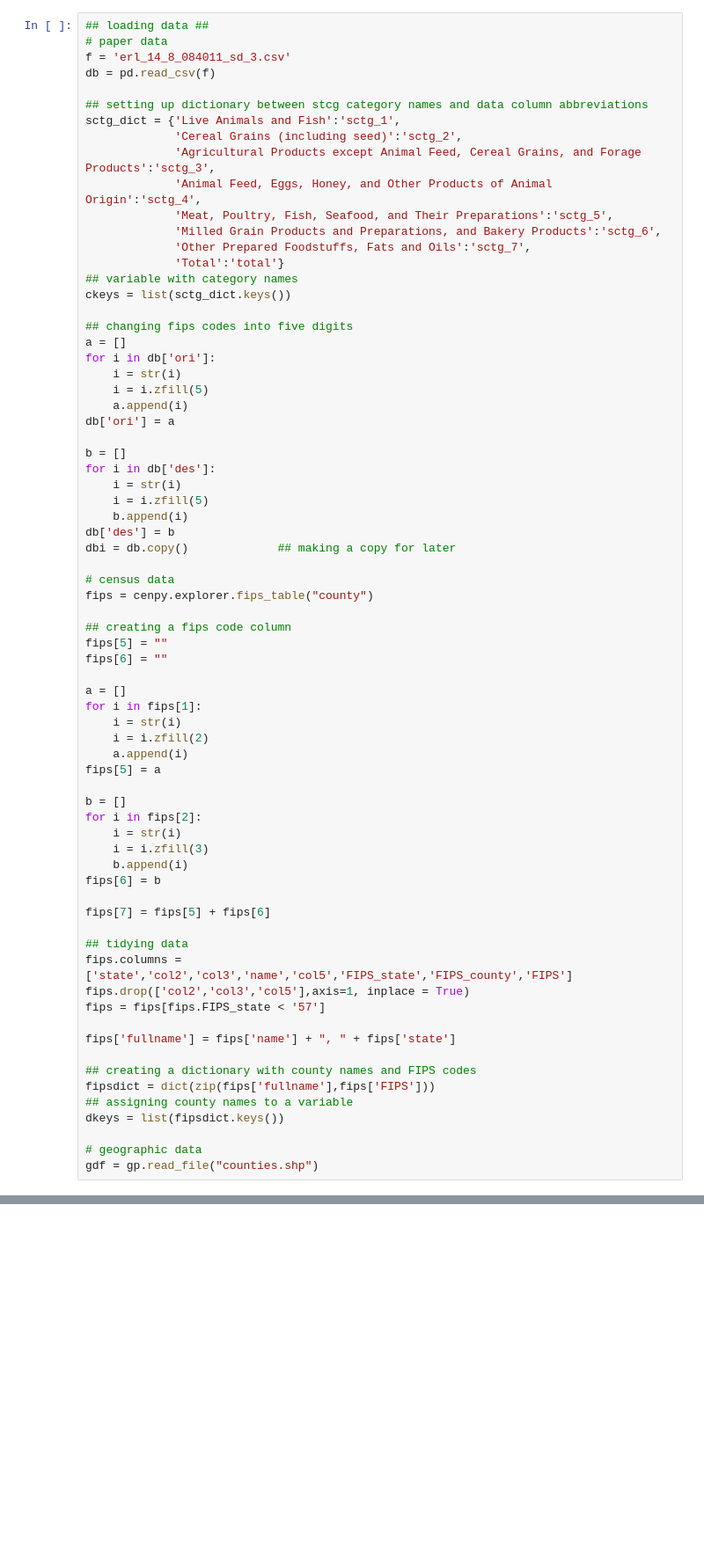
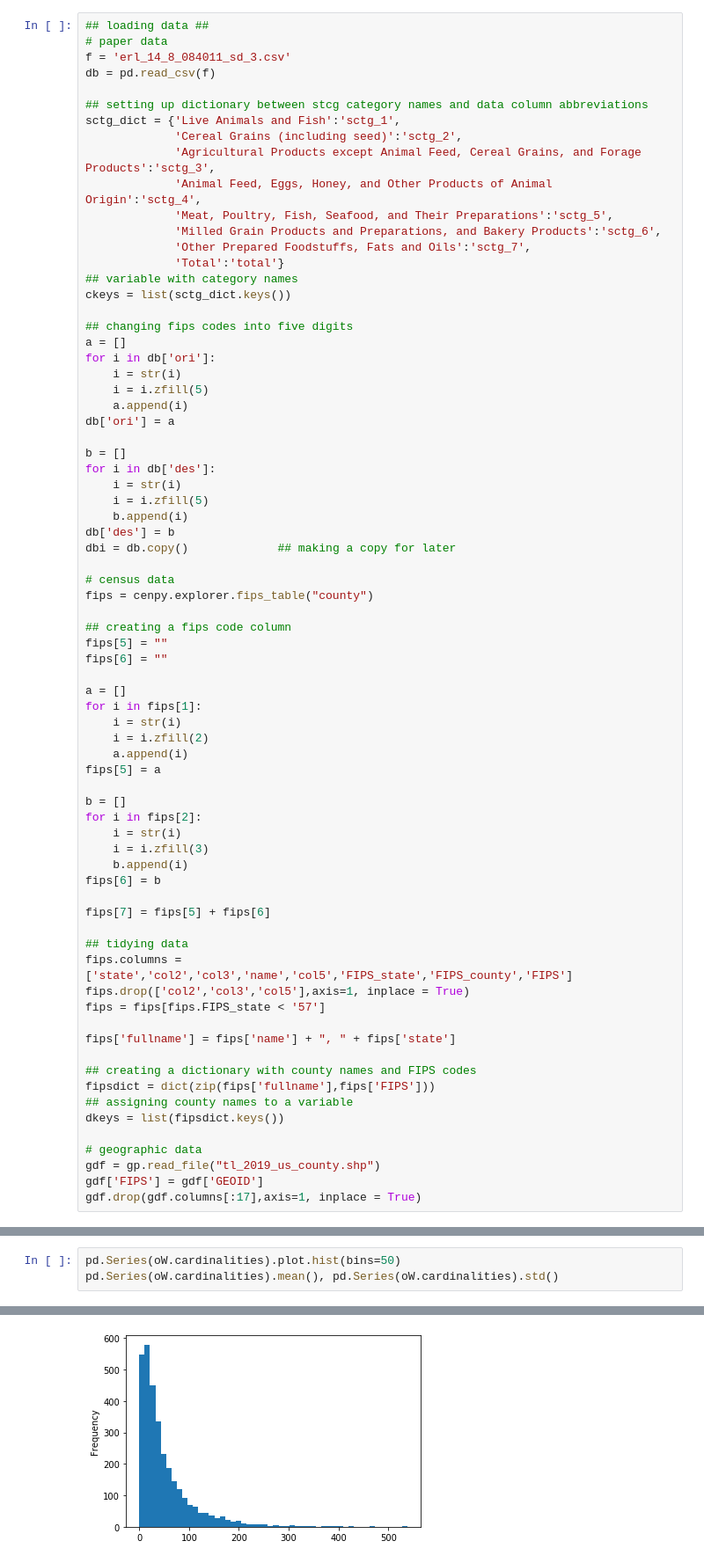
Before and after one commit to slobotsky/brianslobotsky_MnM4SDS_project, a Jupyter notebook: termproject.ipynb, the cells around one changed output, grey strips where cells are left out. Shown at 88% size. Drawn from its saved outputs; the diff is of its cells as text; blank space fills up the shorter version.

```diff
--- a/termproject.ipynb
+++ b/termproject.ipynb
@@ -105,4 +105,6 @@ fipsdict = dict(zip(fips['fullname'],fips['FIPS']))
 dkeys = list(fipsdict.keys())
 
 # geographic data
-gdf = gp.read_file("counties.shp")
+gdf = gp.read_file("tl_2019_us_county.shp")
+gdf['FIPS'] = gdf['GEOID']
+gdf.drop(gdf.columns[:17],axis=1, inplace = True)
@@ -112,0 +172,4 @@ The main flow map is a work in progress due to the large amount of data. The cod
+# %%
+pd.Series(oW.cardinalities).plot.hist(bins=50)
+pd.Series(oW.cardinalities).mean(), pd.Series(oW.cardinalities).std()
+# %% [output]
@@ -112,0 +177 @@ The main flow map is a work in progress due to the large amount of data. The cod
+[figure, added]
```
Also changed, not shown: parts of 31 cells of this notebook, 1 other file.
